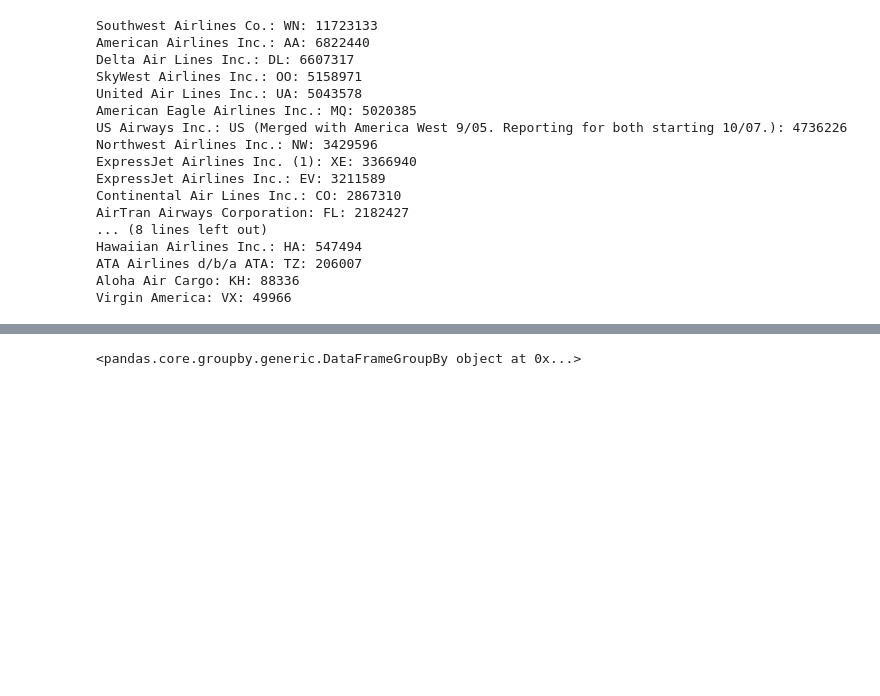
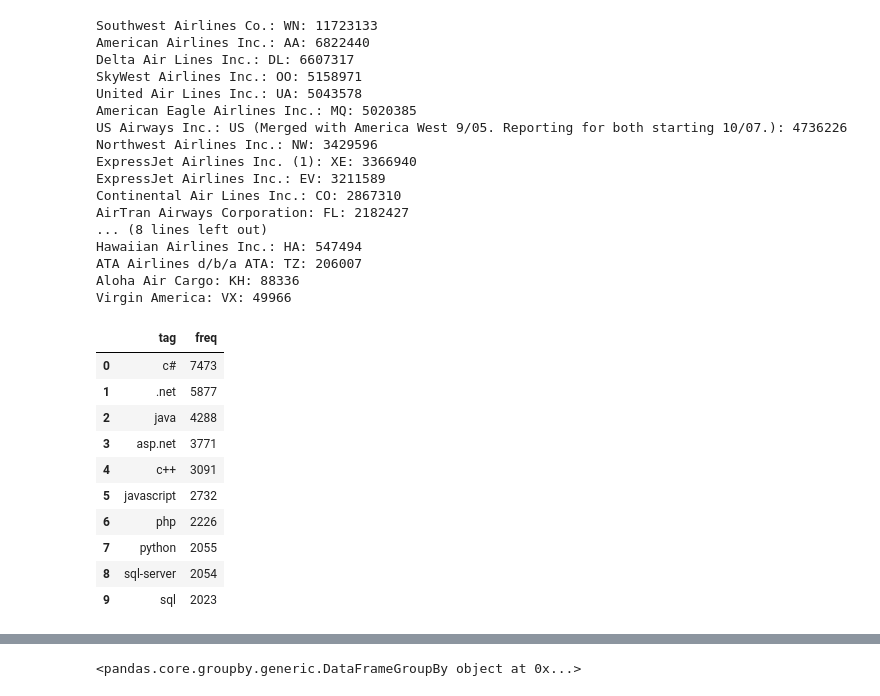
Before and after one commit to vrsyvby/bda-assignment-parta, a Jupyter notebook: BigQuery.ipynb, the cells around one changed output, grey strips where cells are left out. Cells and saved outputs as stored; diff of their text form; code cells hidden in the pictures; blank space fills up the shorter version.

Commit message:
Focus Area: Bigquery fixing queries one by one

```diff
--- a/BigQuery.ipynb
+++ b/BigQuery.ipynb
@@ -209,6 +215,32 @@ Hawaiian Airlines Inc.: HA: 547494
 ATA Airlines d/b/a ATA: TZ: 206007
 Aloha Air Cargo: KH: 88336
 Virgin America: VX: 49966
+# %%
+popular_tags_by_debut_year = bigquery_client.query("""
+              SELECT tag, COUNT(*) AS freq FROM
+                      (SELECT TRIM(skill) AS tag,
+                      FROM `bigquery-public-data.stackoverflow.posts_questions`,
+                      UNNEST(SPLIT(tags, '|')) AS skill
+                      where EXTRACT(YEAR FROM TIMESTAMP(creation_date)) = 2008
+                      )
+              GROUP BY tag
+              ORDER BY freq DESC
+              limit 10
+          """).to_dataframe()
+
+popular_tags_by_debut_year
+# %% [output]
+|  | tag | freq |
+| 0 | c# | 7473 |
+| 1 | .net | 5877 |
+| 2 | java | 4288 |
+| 3 | asp.net | 3771 |
+| 4 | c++ | 3091 |
+| 5 | javascript | 2732 |
+| 6 | php | 2226 |
+| 7 | python | 2055 |
+| 8 | sql-server | 2054 |
+| 9 | sql | 2023 |
 # %%
 Popular_Tags = bigquery_client.query("""SELECT year, tag, COUNT(*) AS freq
     FROM (
```
Also changed, not shown: parts of 5 cells of this notebook.
